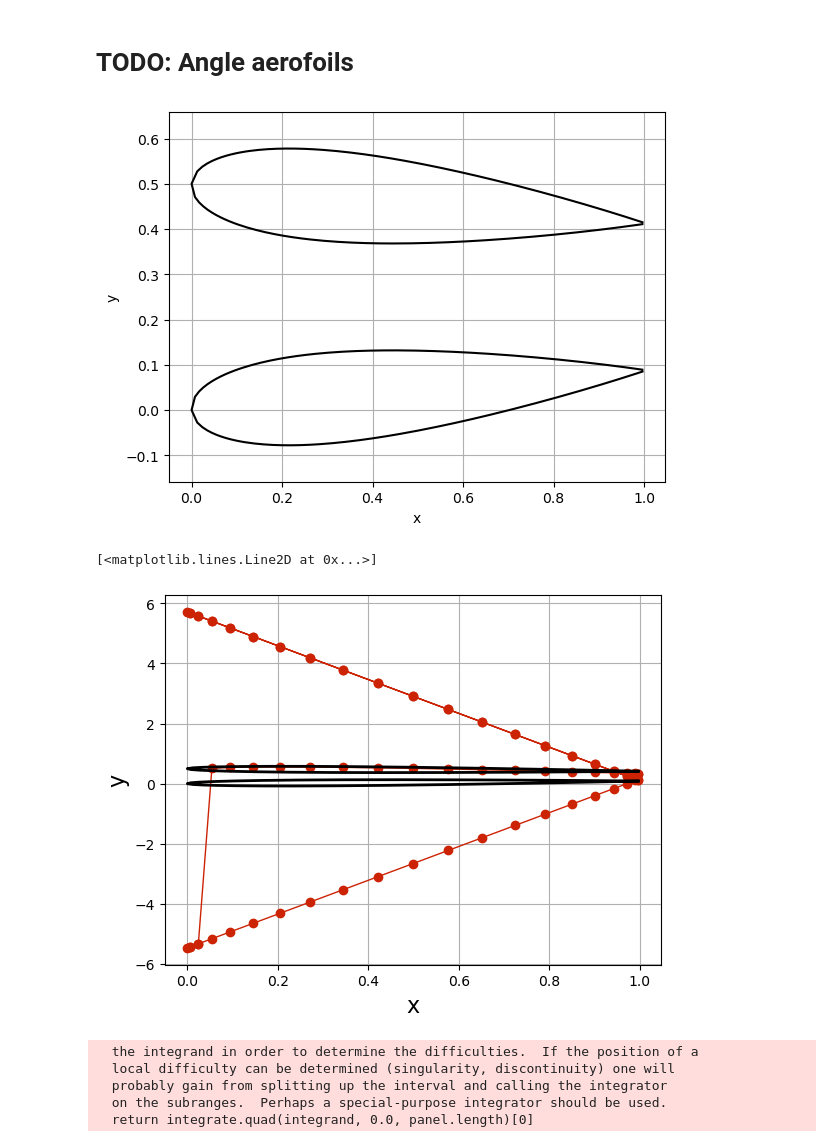
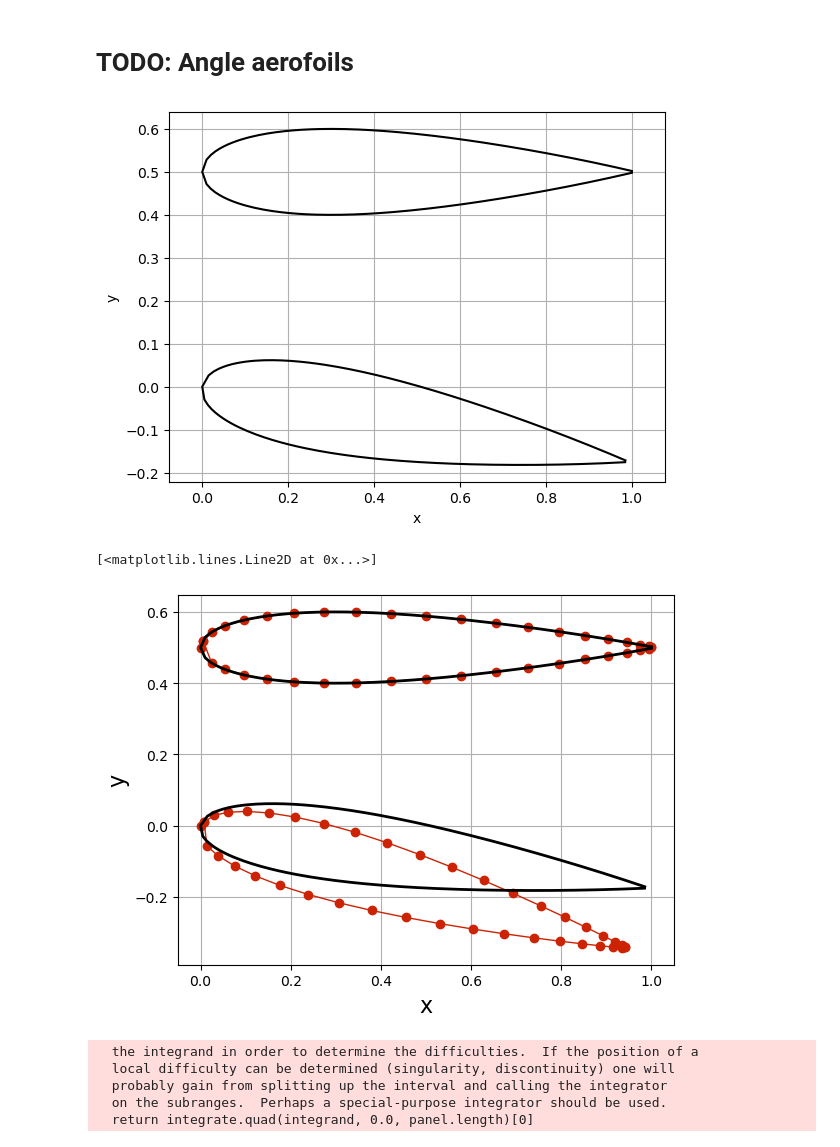
Before and after one commit to pilipb/DP5-code, a Jupyter notebook: testing_foil.ipynb, the cells around one changed output. Drawn from its saved outputs; the diff is of its cells as text; code cells hidden in the pictures.

Commit message:
aerofoil does not rotate correctly - specifically for alpha>0

```diff
--- a/testing_foil.ipynb
+++ b/testing_foil.ipynb
@@ -6,12 +6,10 @@ from matplotlib import pyplot as plt
 
 turbine_width = 0.5
 foil_width = 0.2
-alphas = [5,-5]
+alphas = [-10,0]
 
 # Create a NACA 0012 aerofoil
 x,y = naca_foil(foil_width, alpha=alphas[0])
-
-# create a second aerofoil
 x2,y2 = naca_foil(foil_width, alpha=alphas[1])
 y2 = y2 + turbine_width
 
@@ -27,27 +25,32 @@ plt.xlabel('x')
 plt.ylabel('y')
 plt.grid()
 # %% [output]
-[figure, old version]
+[figure, new version]
 # %%
 import numpy as np
 
 plt.figure()
 aerofoils = np.empty(2, dtype=object)
+coords = [[x,y],[x2,y2]]
+# coords = [[x,y]]
 # discretise the aerofoil into panels
-for i,aerofoil in enumerate([[x,y],[x2,y2]]):
+for i,aerofoil in enumerate(coords):
     aerofoils[i] = define_panels(aerofoil[0],aerofoil[1],N=40, alpha=alphas[i])
+    for panel in aerofoils[i]:
+        panel.rotate_panel(alphas[i])
     plt.plot(np.append([panel.xa for panel in aerofoils[i]], aerofoils[i][0].xa),
             np.append([panel.ya for panel in aerofoils[i]], aerofoils[i][0].ya),
             linestyle='-', linewidth=1, marker='o', markersize=6, color='#CD2305')
+
 
 plt.grid()
 plt.xlabel('x', fontsize=16)
 plt.ylabel('y', fontsize=16)
 plt.plot(x, y, color='k', linestyle='-', linewidth=2)
 plt.plot(x2, y2, color='k', linestyle='-', linewidth=2)
 # %% [output]
 [<matplotlib.lines.Line2D at 0x...>]
-[figure, old version]
+[figure, new version]
 # %%
 # define the freestream conditions
 u_inf = 1.0
```
Also changed, not shown: parts of 2 cells of this notebook, 1 other file.
